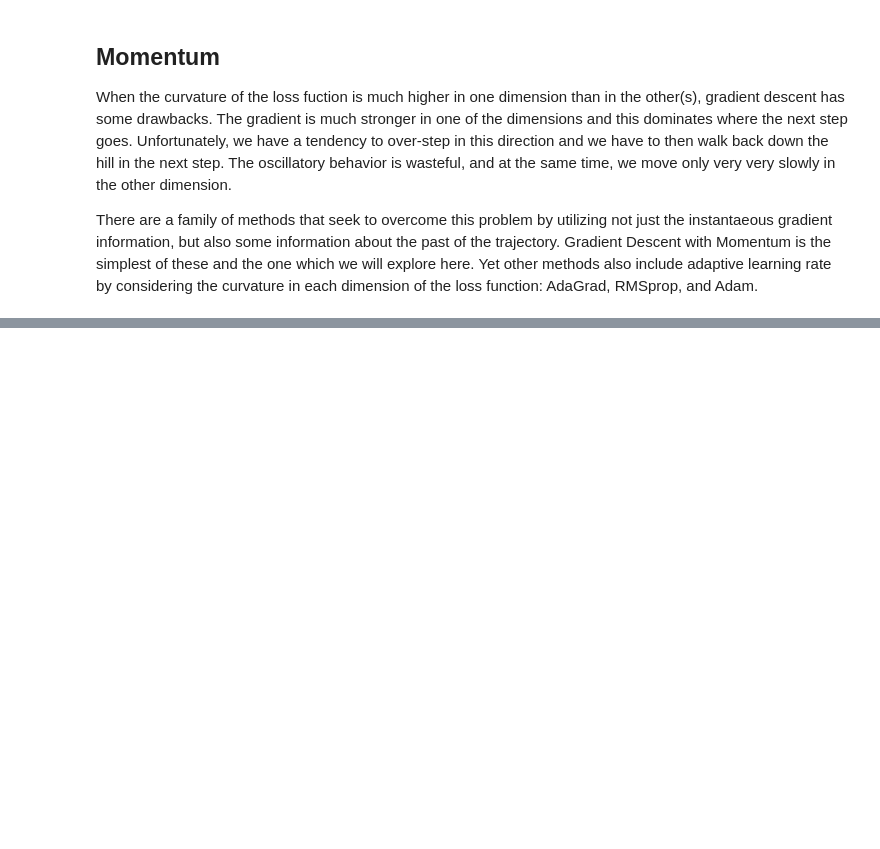
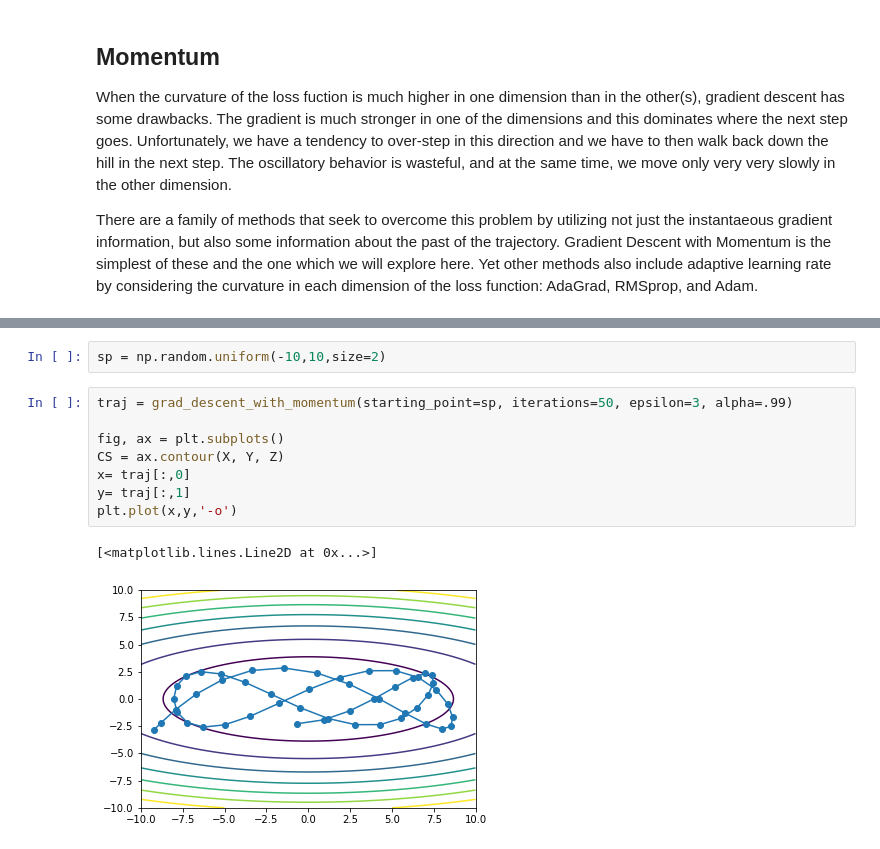
Before and after one commit to s2t2/ANLY-590-Deep-Learning, a Jupyter notebook: week3/Gradient_Descent.ipynb, the cells around one changed output, grey strips where cells are left out. Cells and saved outputs as stored; diff of their text form; blank space fills up the shorter version.

```diff
--- a/week3/Gradient_Descent.ipynb
+++ b/week3/Gradient_Descent.ipynb
@@ -101,0 +102,13 @@ Make comparisons between gradient descent from the same starting poitn, with and
+# %%
+sp = np.random.uniform(-10,10,size=2)
+# %%
+traj = grad_descent_with_momentum(starting_point=sp, iterations=50, epsilon=3, alpha=.99)
+
+fig, ax = plt.subplots()
+CS = ax.contour(X, Y, Z)
+x= traj[:,0]
+y= traj[:,1]
+plt.plot(x,y,'-o')
+# %% [output]
+[<matplotlib.lines.Line2D at 0x...>]
+[figure, added]
```
Also changed, not shown: parts of 7 cells of this notebook.
